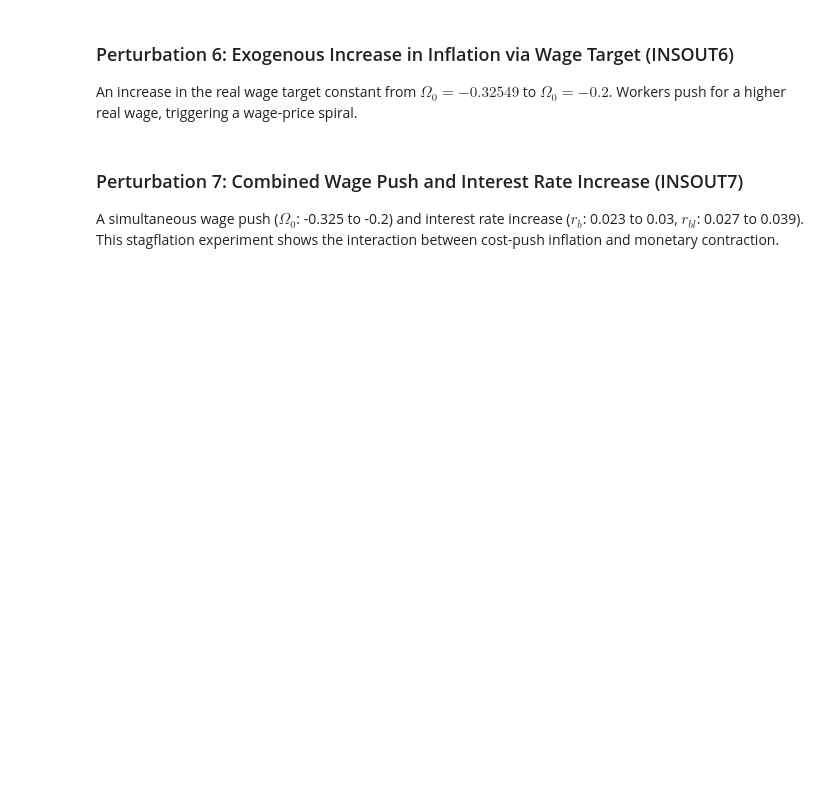
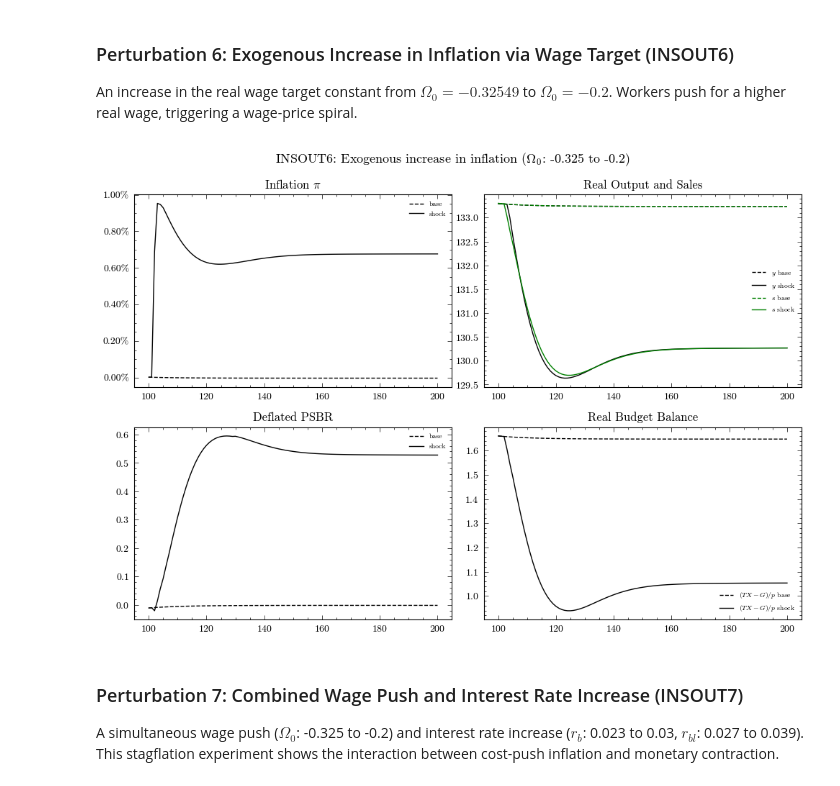
Before and after one commit to KarlNaumann/MacroStat, a Jupyter notebook: docs/models/GL06/GL06INSOUT.ipynb, the cells around one changed output. Cells and saved outputs as stored; diff of their text form; code cells hidden in the pictures; blank space fills up the shorter version.

```diff
--- a/docs/models/GL06/GL06INSOUT.ipynb
+++ b/docs/models/GL06/GL06INSOUT.ipynb
@@ -1022,66 +813,45 @@ out6 = model6.variables.to_pandas()
 # %%
 trigger = params["scenario_trigger"]
 sl = slice(trigger, None)
 
 fig, axs = plt.subplots(ncols=2, nrows=2, figsize=(10, 7))
 
 # Inflation
-axs[0, 0].plot(
-    output.loc[sl].index, output.loc[sl, "InflationRate"], "k--", label="base"
-)
-axs[0, 0].plot(out6.loc[sl].index, out6.loc[sl, "InflationRate"], "k-", label="shock")
-axs[0, 0].set_title(r"Inflation $\pi$")
+axs[0, 0].plot(output.loc[sl].index, output.loc[sl, 'InflationRate'], 'k--', label='base')
+axs[0, 0].plot(out6.loc[sl].index, out6.loc[sl, 'InflationRate'], 'k-', label='shock')
+axs[0, 0].set_title(r'Inflation $\pi$')
 axs[0, 0].yaxis.set_major_formatter(PercentFormatter(1))
 axs[0, 0].legend(frameon=False, fontsize=7)
 
 # Real output and sales
-axs[0, 1].plot(
-    output.loc[sl].index, output.loc[sl, "RealOutput"], "k--", label="$y$ base"
-)
-axs[0, 1].plot(out6.loc[sl].index, out6.loc[sl, "RealOutput"], "k-", label="$y$ shock")
-axs[0, 1].plot(
-    output.loc[sl].index, output.loc[sl, "RealSales"], "g--", label="$s$ base"
-)
-axs[0, 1].plot(out6.loc[sl].index, out6.loc[sl, "RealSales"], "g-", label="$s$ shock")
-axs[0, 1].set_title("Real Output and Sales")
+axs[0, 1].plot(output.loc[sl].index, output.loc[sl, 'RealOutput'], 'k--', label='$y$ base')
+axs[0, 1].plot(out6.loc[sl].index, out6.loc[sl, 'RealOutput'], 'k-', label='$y$ shock')
+axs[0, 1].plot(output.loc[sl].index, output.loc[sl, 'RealSales'], 'g--', label='$s$ base')
+axs[0, 1].plot(out6.loc[sl].index, out6.loc[sl, 'RealSales'], 'g-', label='$s$ shock')
+axs[0, 1].set_title('Real Output and Sales')
 axs[0, 1].legend(frameon=False, fontsize=7)
 
 # Deflated PSBR
-p_base = output.loc[sl, "PriceLevel"].values
-p_shock = out6.loc[sl, "PriceLevel"].values
-axs[1, 0].plot(
-    output.loc[sl].index,
-    output.loc[sl, "PublicSectorBorrowingRequirement"].values / p_base,
-    "k--",
-    label="base",
-)
-axs[1, 0].plot(
-    out6.loc[sl].index,
-    out6.loc[sl, "PublicSectorBorrowingRequirement"].values / p_shock,
-    "k-",
-    label="shock",
-)
-axs[1, 0].set_title("Deflated PSBR")
+p_base = output.loc[sl, 'PriceLevel'].values
+p_shock = out6.loc[sl, 'PriceLevel'].values
+axs[1, 0].plot(output.loc[sl].index, output.loc[sl, 'PublicSectorBorrowingRequirement'].values / p_base, 'k--', label='base')
+axs[1, 0].plot(out6.loc[sl].index, out6.loc[sl, 'PublicSectorBorrowingRequirement'].values / p_shock, 'k-', label='shock')
+axs[1, 0].set_title('Deflated PSBR')
 axs[1, 0].legend(frameon=False, fontsize=7)
 
 # Real budget balance
-budget_base = (
-    output.loc[sl, "Taxes"].values - output.loc[sl, "GovernmentSpending"].values
-) / p_base
-budget_shock = (
-    out6.loc[sl, "Taxes"].values - out6.loc[sl, "GovernmentSpending"].values
-) / p_shock
-axs[1, 1].plot(output.loc[sl].index, budget_base, "k--", label="$(TX-G)/p$ base")
-axs[1, 1].plot(out6.loc[sl].index, budget_shock, "k-", label="$(TX-G)/p$ shock")
-axs[1, 1].set_title("Real Budget Balance")
+budget_base = (output.loc[sl, 'Taxes'].values - output.loc[sl, 'GovernmentSpending'].values) / p_base
+budget_shock = (out6.loc[sl, 'Taxes'].values - out6.loc[sl, 'GovernmentSpending'].values) / p_shock
+axs[1, 1].plot(output.loc[sl].index, budget_base, 'k--', label='$(TX-G)/p$ base')
+axs[1, 1].plot(out6.loc[sl].index, budget_shock, 'k-', label='$(TX-G)/p$ shock')
+axs[1, 1].set_title('Real Budget Balance')
 axs[1, 1].legend(frameon=False, fontsize=7)
 
-fig.suptitle(
-    r"INSOUT6: Exogenous increase in inflation ($\Omega_0$: -0.325 to -0.2)",
-    fontsize=13,
-)
+fig.suptitle(r'INSOUT6: Exogenous increase in inflation ($\Omega_0$: -0.325 to -0.2)', fontsize=13)
 plt.tight_layout()
 plt.show()
+# %% [output]
+[figure, added]
 # %% [markdown]
 ### Perturbation 7: Combined Wage Push and Interest Rate Increase (INSOUT7)
 
```
Also changed, not shown: parts of 9 cells of this notebook, 1 other file.
